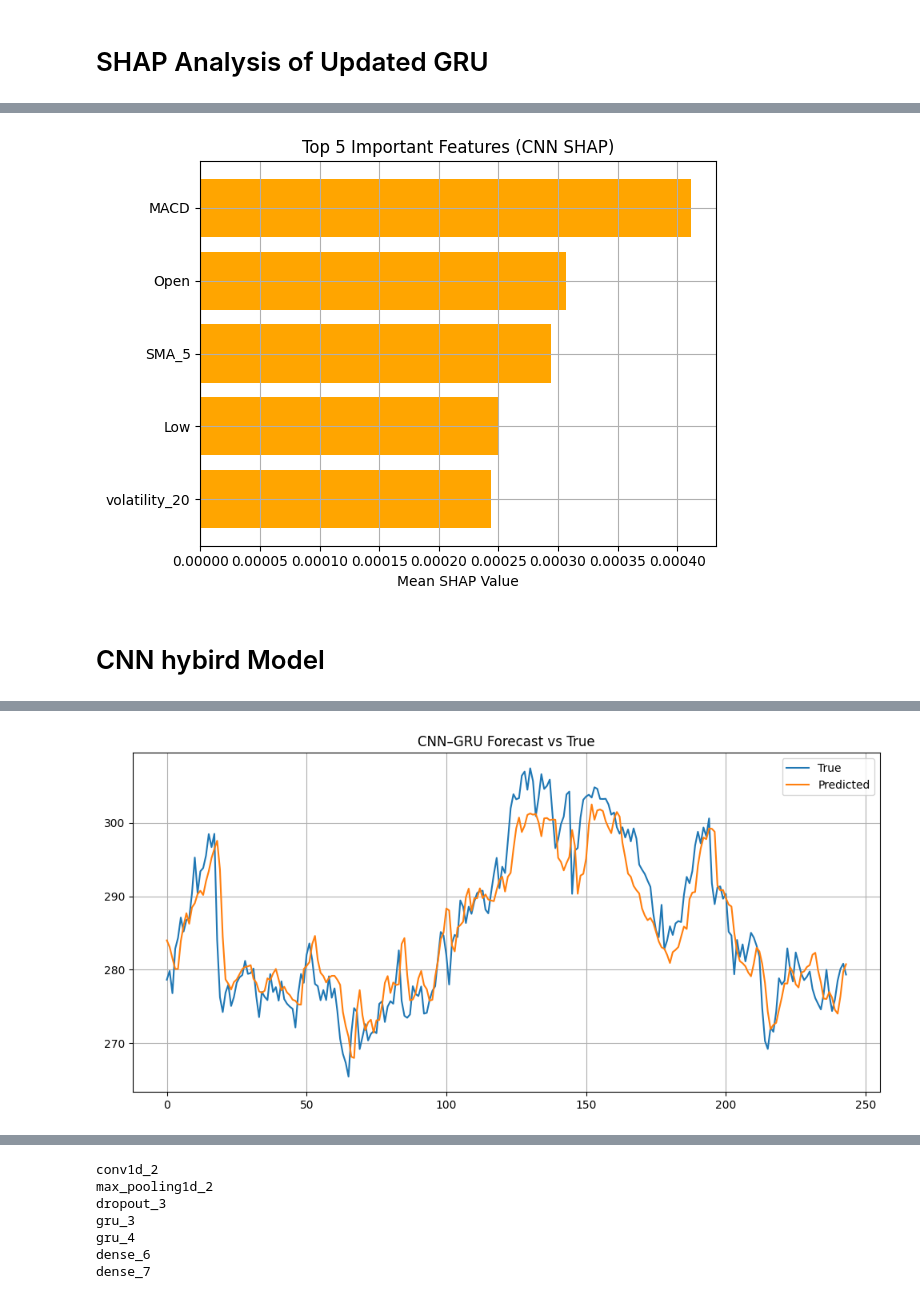
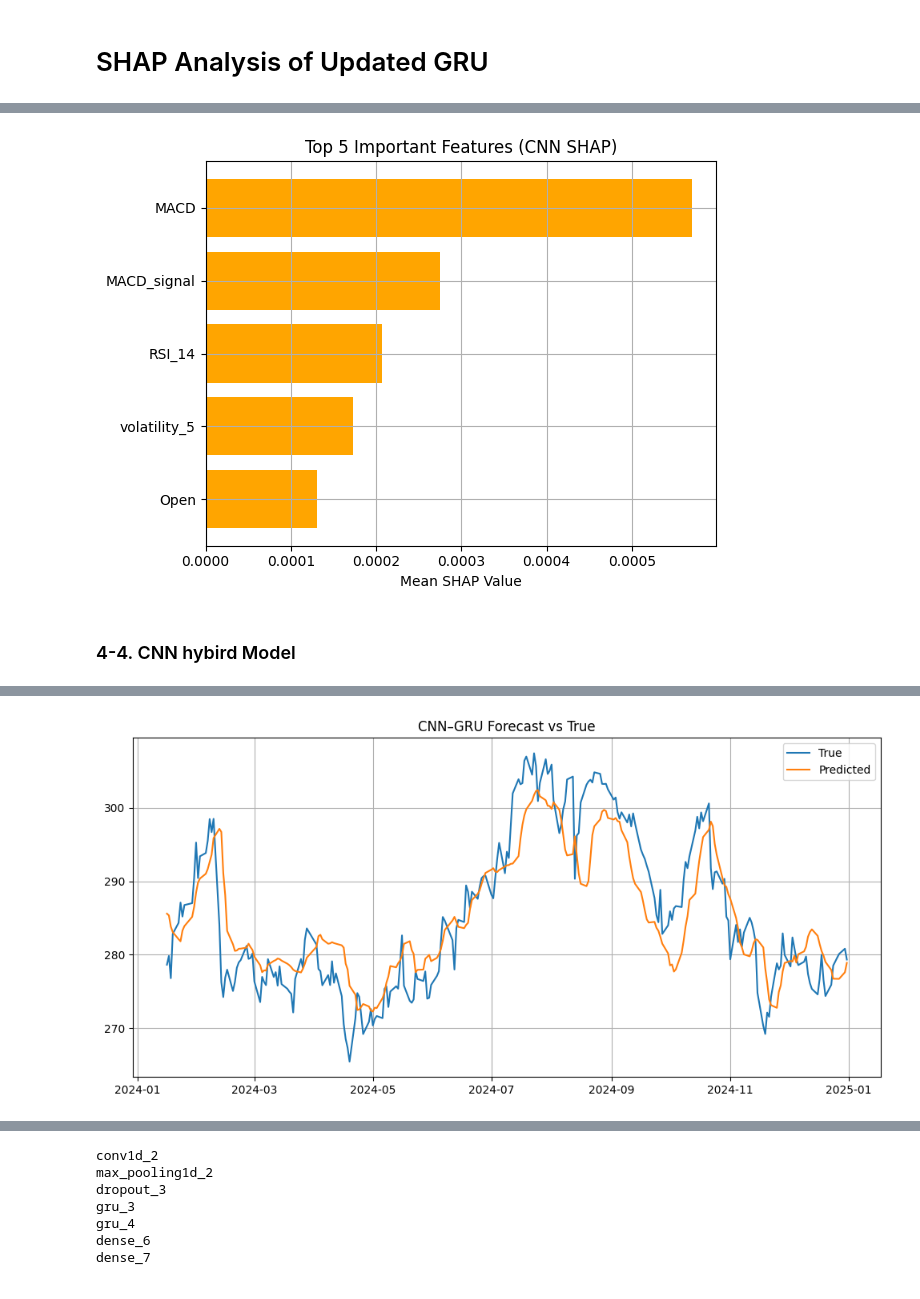
Before and after one commit to pranjakt001/AIPoweredStockMarketPrediction, a Jupyter notebook: experimental_analysis_code_CSL with other evaluation _with_seed.ipynb, the cells around one changed output, grey strips where cells are left out. Drawn from its saved outputs; the diff is of its cells as text; code cells hidden in the pictures.

```diff
--- a/experimental_analysis_code_CSL with other evaluation _with_seed.ipynb
+++ b/experimental_analysis_code_CSL with other evaluation _with_seed.ipynb
@@ -300,7 +302,7 @@ To construct effective input sequences, we include the following engineered feat
 
 The features are normalized or scaled where necessary to ensure stability in model training.
 # %%
-def create_sequences(data, target_col, N=30, D=5, task='regression'):
+def create_sequences(data, target_col, N=30, D=1, task='regression'):
     """
     Create input-output sequences for time-series models like GRU or CNN.
 
@@ -919,9 +918,9 @@ plt.tight_layout()
 plt.grid(True)
 plt.show()
 # %% [output]
-[figure, old version]
+[figure, new version]
 # %% [markdown]
-# CNN hybird Model
+### 4-4. CNN hybird Model
 # %%
 from tensorflow.keras.models import Sequential
 from tensorflow.keras.layers import Conv1D, MaxPooling1D, GRU, Dropout, Dense, Flatten
@@ -965,8 +964,8 @@ print(f"✅ Hybrid CNN–GRU Performance — RMSE: {hybrid_rmse:.4f}, MAE: {hybr
 
 # 11. Plot results
 plt.figure(figsize=(10, 5))
-plt.plot(hybrid_y_val_inv, label='True')
-plt.plot(hybrid_y_pred_inv, label='Predicted')
+plt.plot(val_dates, hybrid_y_val_inv, label='True')
+plt.plot(val_dates, hybrid_y_pred_inv, label='Predicted')
 plt.legend()
 plt.title("CNN–GRU Forecast vs True")
 plt.grid(True)
@@ -993,4 +992,4 @@ Epoch 54/100
-[figure, old version]
+[figure, new version]
 # %%
 # 1. Sample sequences for SHAP explanation (10 samples for demo)
 X_val_sample = X_val[:10]
```
Also changed, not shown: parts of 32 cells of this notebook.
